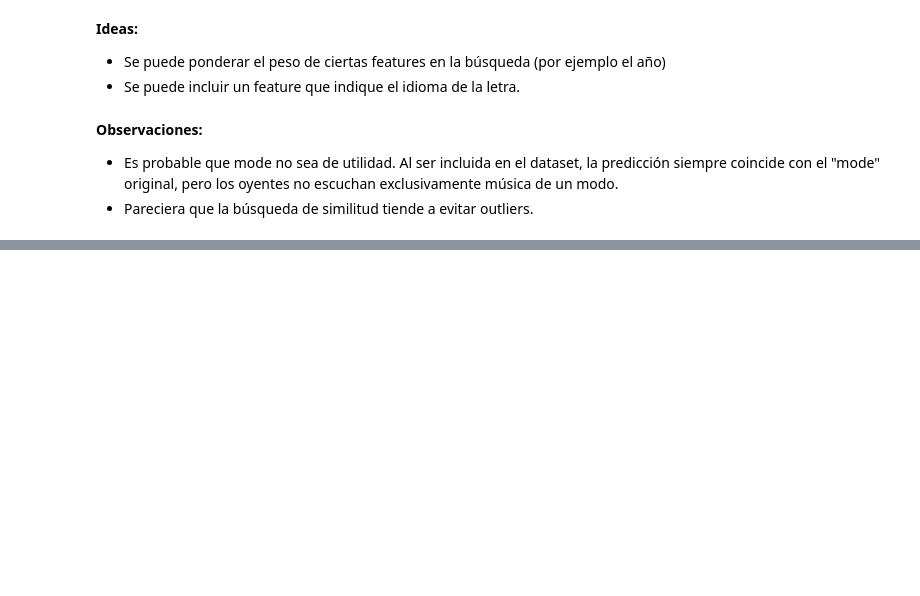
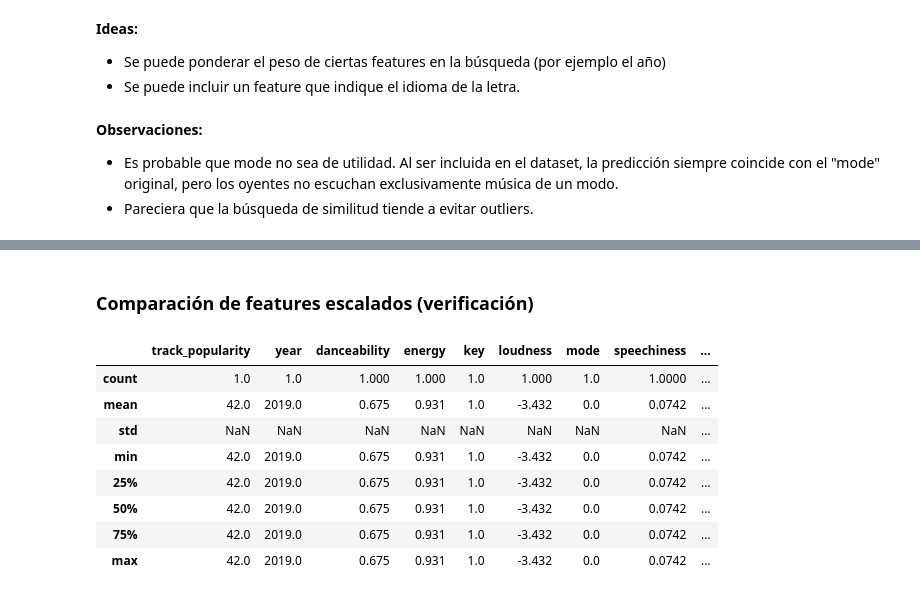
Before and after one commit to mlmicozzi/AprendizajeMaquinaII, a Jupyter notebook: spotify-recommender.ipynb, the cells around one changed output, grey strips where cells are left out. Cells and saved outputs as stored; diff of their text form; code cells hidden in the pictures; blank space fills up the shorter version.

```diff
--- a/spotify-recommender.ipynb
+++ b/spotify-recommender.ipynb
@@ -373,0 +395,27 @@ Eficacia de los features representativos:
+# %%
+# Crear X[new_song] con los features
+features = {'track_id': '1z1Hg7Vb0AhHDiEmnDE79l',
+ 'track_name': 'All the Time - Don Diablo Remix',
+ 'track_artist': 'Zara Larsson',
+ 'track_artist_id': '1Xylc3o4UrD53lo9CvFvVg',
+ 'track_popularity': 42,
+ 'track_album_id': '1HoSmj2eLcsrR0vE9gThr4',
+ 'track_album_name': 'All the Time (Don Diablo Remix)',
+ 'album_release_date': '2019-07-05', # Debería llamarse 'track_album_release_date'
+ 'year': 2019,
+ 'danceability': 0.675,
+ 'energy': 0.931,
+ 'key': 1,
+ 'loudness': -3.432,
+ 'mode': 0,
+ 'speechiness': 0.0742,
+ 'acousticness': 0.0794,
+ 'instrumentalness': 2.33e-05,
+ 'liveness': 0.11,
+ 'valence': 0.613,
+ 'tempo': 124.008,
+ 'duration_ms': 176616}
+
+#features = pd.DataFrame([features])
+# %%
+song = pd.DataFrame([features])
@@ -373,0 +561,14 @@ Eficacia de los features representativos:
+# %% [markdown]
+### Comparación de features escalados (verificación)
+# %%
+song.describe()
+# %% [output]
+|  | track_popularity | year | danceability | energy | key | loudness | mode | speechiness | ... |
+| count | 1.0 | 1.0 | 1.000 | 1.000 | 1.0 | 1.000 | 1.0 | 1.0000 | ... |
+| mean | 42.0 | 2019.0 | 0.675 | 0.931 | 1.0 | -3.432 | 0.0 | 0.0742 | ... |
+| std | NaN | NaN | NaN | NaN | NaN | NaN | NaN | NaN | ... |
+| min | 42.0 | 2019.0 | 0.675 | 0.931 | 1.0 | -3.432 | 0.0 | 0.0742 | ... |
+| 25% | 42.0 | 2019.0 | 0.675 | 0.931 | 1.0 | -3.432 | 0.0 | 0.0742 | ... |
+| 50% | 42.0 | 2019.0 | 0.675 | 0.931 | 1.0 | -3.432 | 0.0 | 0.0742 | ... |
+| 75% | 42.0 | 2019.0 | 0.675 | 0.931 | 1.0 | -3.432 | 0.0 | 0.0742 | ... |
+| max | 42.0 | 2019.0 | 0.675 | 0.931 | 1.0 | -3.432 | 0.0 | 0.0742 | ... |
```
Also changed, not shown: parts of 31 cells of this notebook, 2 other files.
